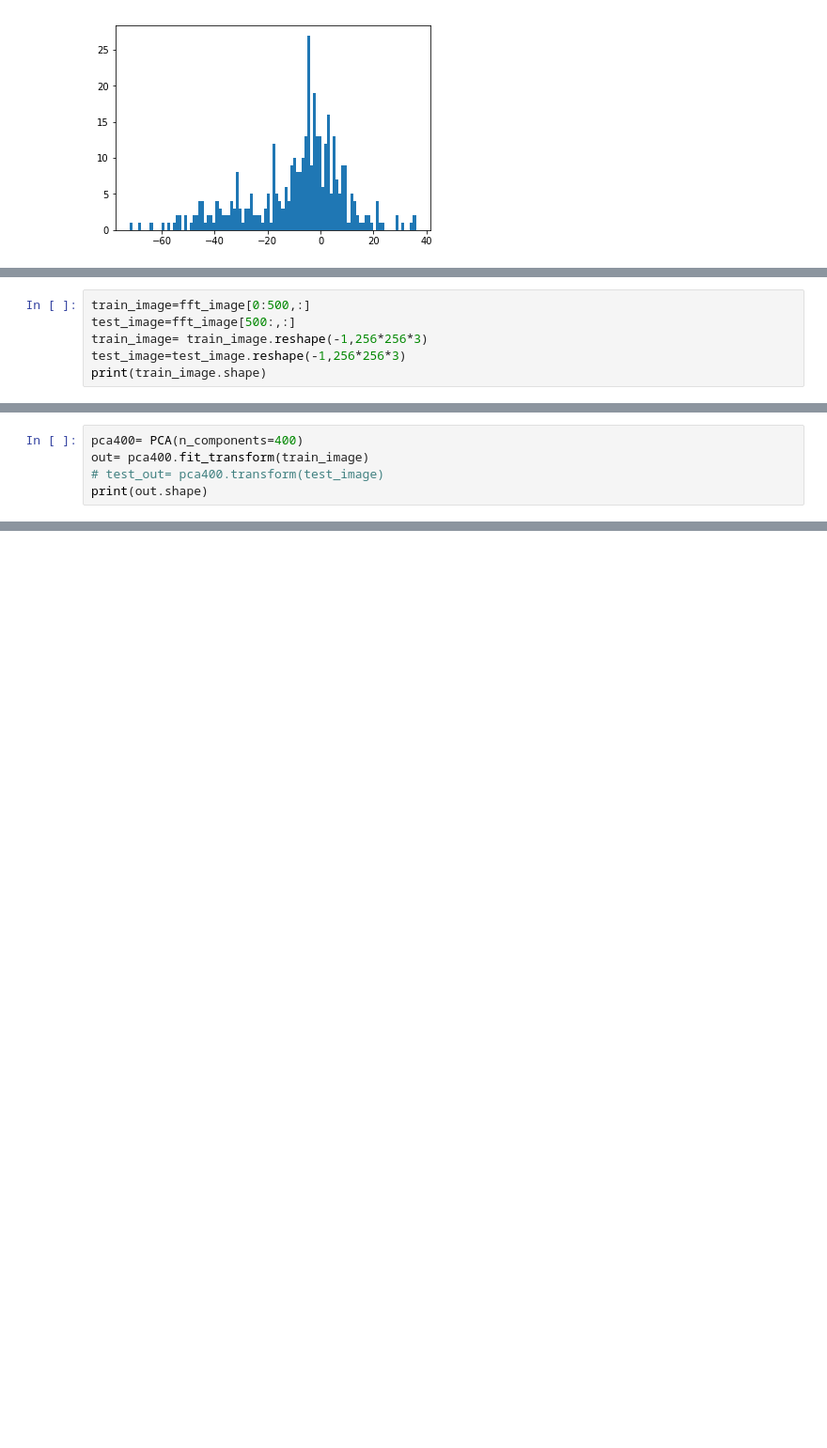
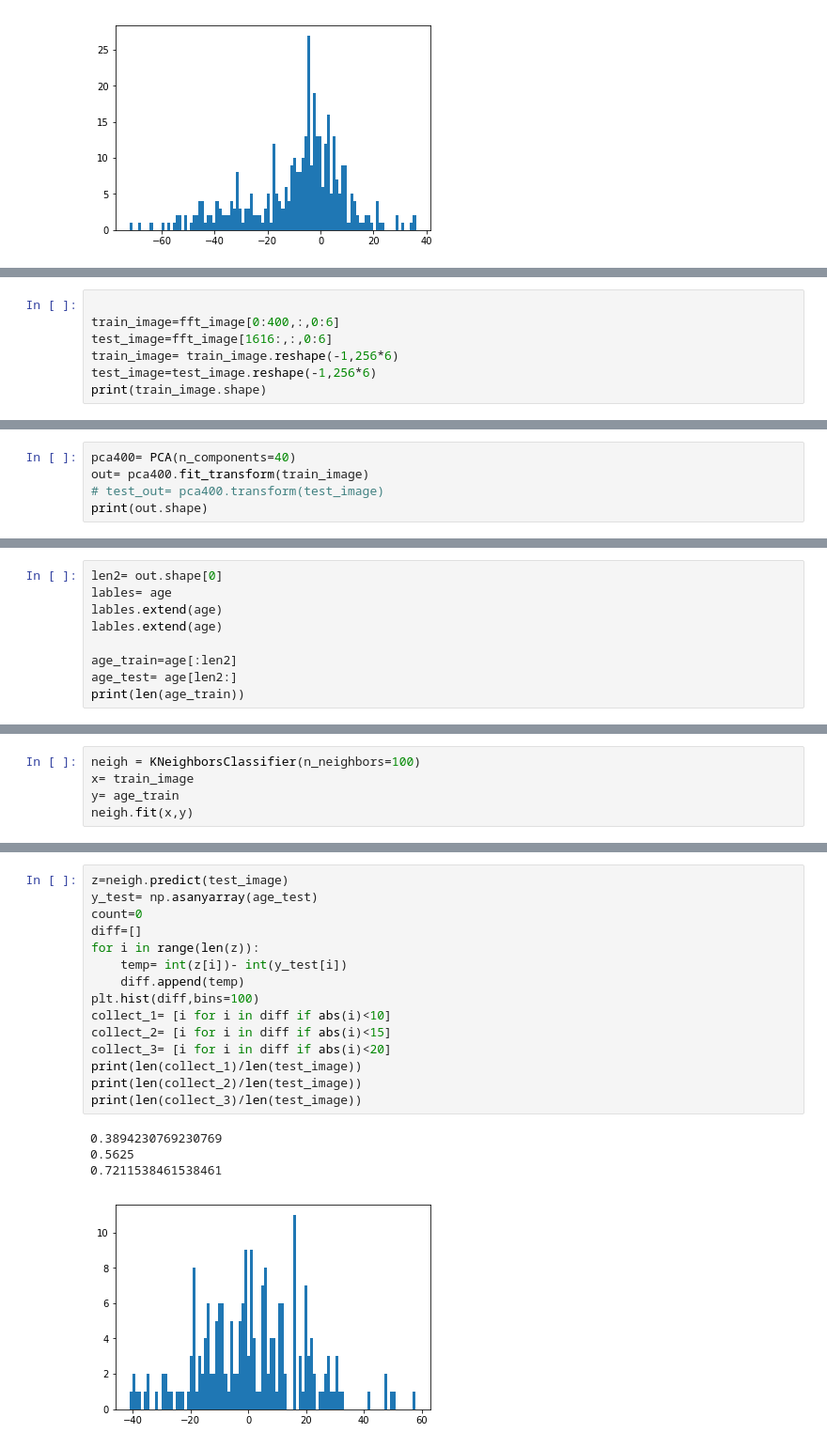
Before and after one commit to Carni7vore/age_group, a Jupyter notebook: final_project.ipynb, the cells around one changed output, grey strips where cells are left out. Shown: that part at 94% size. Drawn from its saved outputs; the diff is of its cells as text; blank space fills up the shorter version.

```diff
--- a/final_project.ipynb
+++ b/final_project.ipynb
@@ -135,7 +173,8 @@ print(fft_image.shape)
 # %%
-train_image=fft_image[0:500,:]
-test_image=fft_image[500:,:]
-train_image= train_image.reshape(-1,256*256*3)
-test_image=test_image.reshape(-1,256*256*3)
+
+train_image=fft_image[0:400,:,0:6]
+test_image=fft_image[1616:,:,0:6]
+train_image= train_image.reshape(-1,256*6)
+test_image=test_image.reshape(-1,256*6)
 print(train_image.shape)
 # %% [output]
@@ -166,5 +182,5 @@ Clipping input data to the valid range for imshow with RGB data ([0..1] for floa
 # %%
-pca400= PCA(n_components=400)
+pca400= PCA(n_components=40)
 out= pca400.fit_transform(train_image)
 # test_out= pca400.transform(test_image)
 print(out.shape)
@@ -175,0 +194,9 @@ ValueError: Complex data not supported
+# %%
+len2= out.shape[0]
+lables= age
+lables.extend(age)
+lables.extend(age)
+
+age_train=age[:len2]
+age_test= age[len2:]
+print(len(age_train))
@@ -175,0 +205,5 @@ ValueError: Complex data not supported
+# %%
+neigh = KNeighborsClassifier(n_neighbors=100)
+x= train_image
+y= age_train
+neigh.fit(x,y)
@@ -175,0 +214,20 @@ ValueError: Complex data not supported
+# %%
+z=neigh.predict(test_image)
+y_test= np.asanyarray(age_test)
+count=0
+diff=[]
+for i in range(len(z)):
+    temp= int(z[i])- int(y_test[i])
+    diff.append(temp)
+plt.hist(diff,bins=100)
+collect_1= [i for i in diff if abs(i)<10]
+collect_2= [i for i in diff if abs(i)<15]
+collect_3= [i for i in diff if abs(i)<20]
+print(len(collect_1)/len(test_image))
+print(len(collect_2)/len(test_image))
+print(len(collect_3)/len(test_image))
+# %% [output]
+0.3894230769230769
+0.5625
+0.7211538461538461
+[figure, added]
```
Also changed, not shown: parts of 9 cells of this notebook.
